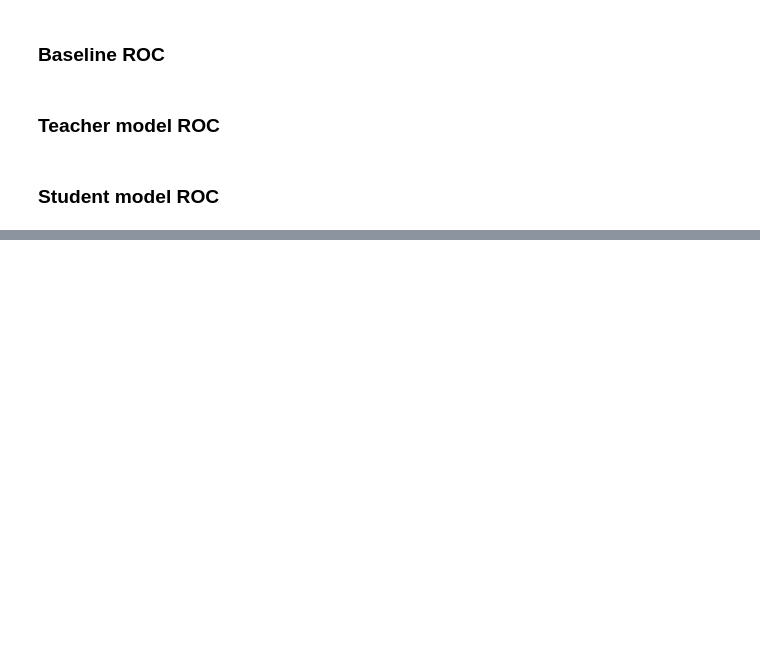
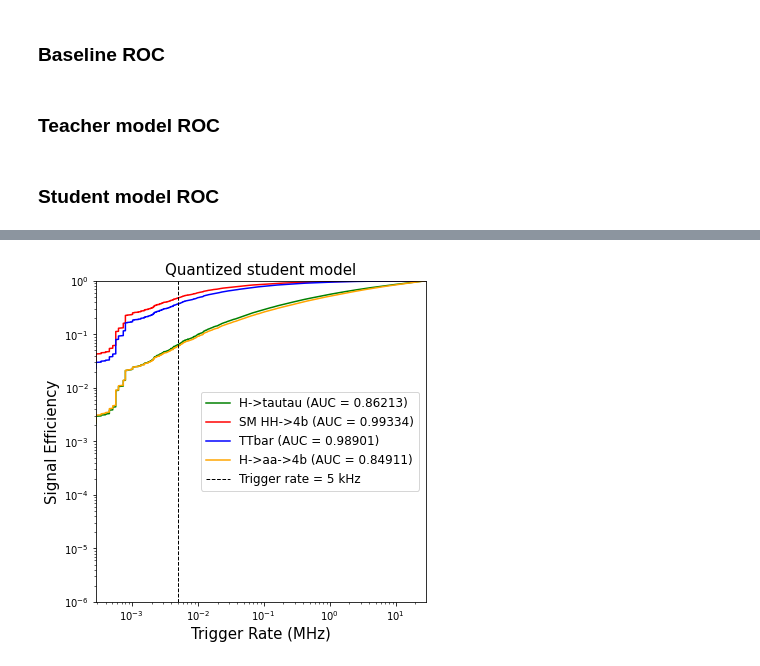
Before and after one commit to hftsoi/ML_CMSL1CaloTrigger, a Jupyter notebook: ConvAE_training.ipynb, the cells around one changed output, grey strips where cells are left out. Drawn from its saved outputs; the diff is of its cells as text; code cells hidden in the pictures; blank space fills up the shorter version.

```diff
--- a/ConvAE_training.ipynb
+++ b/ConvAE_training.ipynb
@@ -1475,9 +1699,9 @@ axes.set_ylabel('Loss')
 # %%
 X_train_predict_qmodel = qmodel.predict(X_train)
 X_test_predict_qmodel = qmodel.predict(X_test)
-MC_zb_predict_qmodel = []
-for i in range(len(MC_zb)):
-    MC_zb_predict_qmodel.append(qmodel.predict(MC_zb[i]))
+MC_predict_qmodel = []
+for i in range(len(MC)):
+    MC_predict_qmodel.append(qmodel.predict(np.delete(MC[i],[1,2],axis=3)))
 # %%
 nbins = 20
 rmin = 0
@@ -1524,7 +1747,7 @@ for i in range(len(MC_zb)):
 Y_zb = np.zeros((X_test.shape[0], 1))
 Y_mc = []
 for i in range(len(MC)):
-    Y_mc.append(np.ones((MC_zb[i].shape[0], 1)))
+    Y_mc.append(np.ones((MC[i].shape[0], 1)))
 
 #Concatenate datasets to make ROC curves, i.e. QCD/SingleNu/signals vs ZB
 
@@ -1534,16 +1757,13 @@ Y_true = []
 Y_baseline = []
 #Model scores
 Y_model = []
-#Student model scores
-Y_student = []
-#Qmodel scores
-#Y_qmodel = []
+Y_qmodel = []
+
 for i in range(len(MC)):
     Y_true.append(np.concatenate((Y_mc[i], Y_zb)))
     Y_baseline.append(np.concatenate((baseline_mc[i], baseline_zb)))
-    Y_model.append(np.concatenate((MC_zb_loss[i], X_test_loss)))
-    #Y_student.append(np.concatenate((MC_zb_predict_student[i], X_test_predict_student)))
-    #Y_qmodel.append(np.concatenate((MC_zb_predict_qmodel[i], X_test_predict_qmodel)))
+    #Y_model.append(np.concatenate((MC_loss[i], X_test_loss)))
+    Y_qmodel.append(np.concatenate((MC_predict[i], X_test_predict)))
 # %% [markdown]
 ### Baseline ROC
 # %%
@@ -1621,33 +1859,44 @@ plt.show()
 # %%
 plt.figure(figsize = (13, 13))
 axes = plt.subplot(2, 2, 1)
-fpr_student = []
-tpr_student = []
-thresholds_student = []
-roc_auc_student = []
+fpr_qmodel = []
+tpr_qmodel = []
+thresholds_qmodel = []
+roc_auc_qmodel = []
 for i in range(len(MC)):
-    fpr_student.append(np.empty((Y_true[i].shape[0],1)))
-    tpr_student.append(np.empty((Y_true[i].shape[0],1)))
-    thresholds_student.append(np.empty((Y_true[i].shape[0],1)))
-    roc_auc_student.append(np.empty((Y_true[i].shape[0],1)))
-    fpr_student[i], tpr_student[i], thresholds_student[i] = roc_curve(Y_true[i], Y_student[i])
-    roc_auc_student[i] = auc(fpr_student[i], tpr_student[i])
+    fpr_qmodel.append(np.empty((Y_true[i].shape[0],1)))
+    tpr_qmodel.append(np.empty((Y_true[i].shape[0],1)))
+    thresholds_qmodel.append(np.empty((Y_true[i].shape[0],1)))
+    roc_auc_qmodel.append(np.empty((Y_true[i].shape[0],1)))
+    fpr_qmodel[i], tpr_qmodel[i], thresholds_qmodel[i] = roc_curve(Y_true[i], Y_qmodel[i])
+    roc_auc_qmodel[i] = auc(fpr_qmodel[i], tpr_qmodel[i])
+    fpr_qmodel[i] *= 28.61
     if i == 0:
-        axes.plot(fpr_student[i], tpr_student[i], linestyle = '--', color = 'r', lw = 1, label = MC_files[i] + ' (AUC = %.8f)' % (roc_auc_student[i]))
-    elif i == 1 or i == 2:
-        axes.plot(fpr_student[i], tpr_student[i], linestyle = ':', lw = 1, label = MC_files[i] + ' (AUC = %.8f)' % (roc_auc_student[i]))
-    else:
-        axes.plot(fpr_student[i], tpr_student[i], linestyle = '-', lw = 1, label = MC_files[i] + ' (AUC = %.8f)' % (roc_auc_student[i]))
-#axes.plot([0, 1], [0, 1], linestyle = '--', lw = 1, color = 'black', label = 'random chance')
-axes.plot([0.002, 0.002], [0, 1], linestyle = '--', lw = 1, color = 'black', label = 'FPR = 0.2% ~ (100 kHz)/(ZB rate)')
-axes.set_xlim([0.0001, 1.0])
-#axes.set_xlim([0, 1.0])
-axes.set_ylim([0, 1.0])
-#axes.set_ylim([0.1, 1.0])
+        print(1)
+        #axes.plot(fpr_qmodel[i], tpr_qmodel[i], linestyle = '--', color = 'r', lw = 1, label = MC_files[i] + ' (AUC = %.8f)' % (roc_auc_qmodel[i]))
+    if i == 1 or i == 2:
+        print(1)
+        #axes.plot(fpr_qmodel[i], tpr_qmodel[i], linestyle = ':', lw = 1, label = MC_files[i] + ' (AUC = %.8f)' % (roc_auc_qmodel[i]))
+    if i == 3:
+        #axes.plot(fpr_qmodel[3], tpr_qmodel[3], linestyle = '--', lw = 1, color = 'blue', label = 'SM H->2tau (AUC = %.5f)' % (roc_auc_qmodel[3]))
+        axes.plot(fpr_qmodel[3], tpr_qmodel[3], linestyle = '-', lw = 1.5, color = 'green', label = 'H->tautau (AUC = %.5f)' % (roc_auc_qmodel[3]))
+    if i == 4:
+        #axes.plot(fpr_qmodel[4], tpr_qmodel[4], linestyle = '--', lw = 1, color = 'orange', label = 'SM HH->4b (AUC = %.5f)' % (roc_auc_qmodel[4]))
+        axes.plot(fpr_qmodel[4], tpr_qmodel[4], linestyle = '-', lw = 1.5, color = 'red', label = 'SM HH->4b (AUC = %.5f)' % (roc_auc_qmodel[4]))
+    if i == 5:
+        #axes.plot(fpr_qmodel[5], tpr_qmodel[5], linestyle = '--', lw = 1, color = 'green', label = 'H->2LongLived->4b (AUC = %.5f)' % (roc_auc_qmodel[5]))
+        axes.plot(fpr_qmodel[5], tpr_qmodel[5], linestyle = '-', lw = 1.5, color = 'blue', label = 'TTbar (AUC = %.5f)' % (roc_auc_qmodel[5]))
+    if i == 6:
+        #axes.plot(fpr_qmodel[6], tpr_qmodel[6], linestyle = '--', lw = 1, color = 'red', label = 'TTbar (AUC = %.5f)' % (roc_auc_qmodel[6]))
+        axes.plot(fpr_qmodel[6], tpr_qmodel[6], linestyle = '-', lw = 1.5, color = 'orange', label = 'H->aa->4b (AUC = %.5f)' % (roc_auc_qmodel[6]))
+axes.plot([0.005, 0.005], [0, 1], linestyle = '--', lw = 1, color = 'black', label = 'Trigger rate = 5 kHz')
+axes.set_xlim([0.0002861, 28.61])
+axes.set_ylim([0.000001, 1.0])
 axes.set_xscale(value = "log")
-#axes.set_yscale(value = "log")
-axes.set_xlabel('False Positive Rate (FPR)')
-axes.set_ylabel('True Positive Rate (TPR)')
-axes.set_title('Student model ROC')
-axes.legend(loc='center left', bbox_to_anchor = (1.15, 0.5))
+axes.set_yscale(value = "log")
+axes.set_xlabel('Trigger Rate (MHz)',size=15)
+axes.set_ylabel('Signal Efficiency',size=15)
+axes.set_title('Quantized student model',size=15)
+axes.legend(loc='center left', bbox_to_anchor = (0.3, 0.5),fontsize=12)
 plt.show()
+# %% [output]
@@ -1653,0 +1906 @@ plt.show()
+[figure, added]
```
Also changed, not shown: parts of 115 cells of this notebook, 1 other file.
